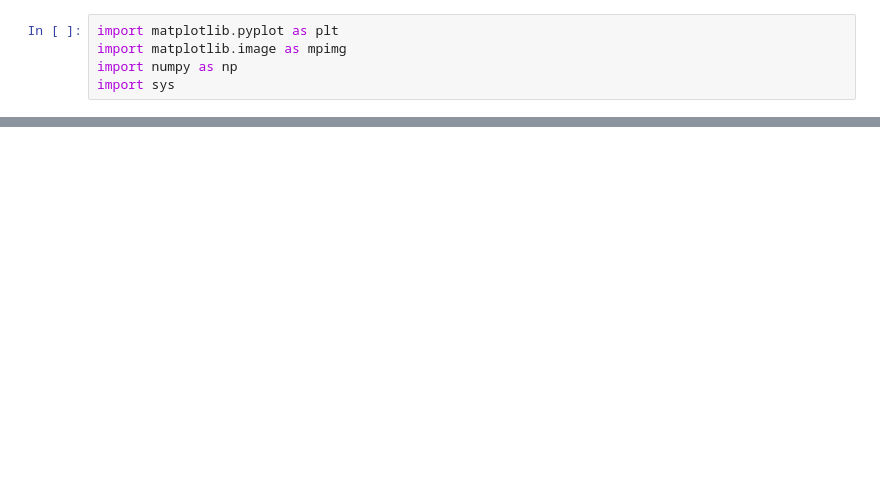
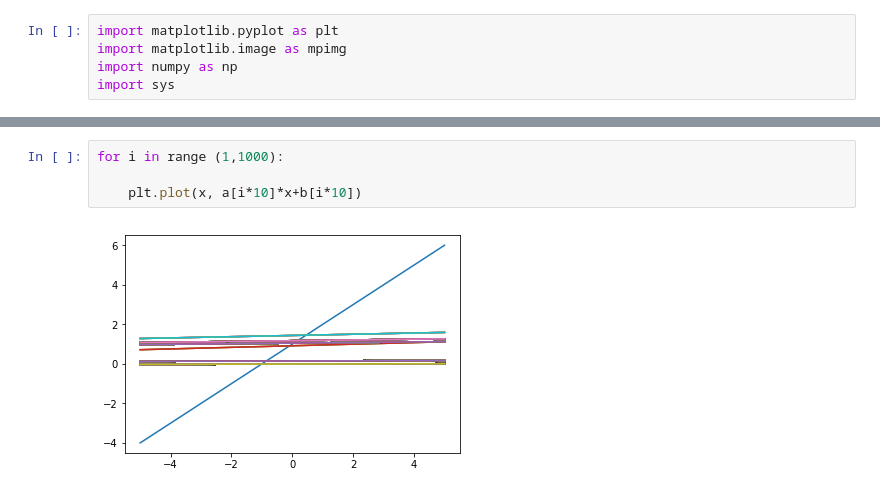
Before and after one commit to DCI-alxogm/pf2018-los-vaqueros-de-guanajuato, a Jupyter notebook: graph1.ipynb, the cells around one changed output, grey strips where cells are left out. Drawn from its saved outputs; the diff is of its cells as text; blank space fills up the shorter version.

```diff
--- a/graph1.ipynb
+++ b/graph1.ipynb
@@ -15,0 +33,6 @@ NameError: name 'plt' is not defined
+# %%
+for i in range (1,1000):
+
+    plt.plot(x, a[i*10]*x+b[i*10])
+# %% [output]
+[figure, added]
```
Also changed, not shown: parts of 5 cells of this notebook, 4 other files.
